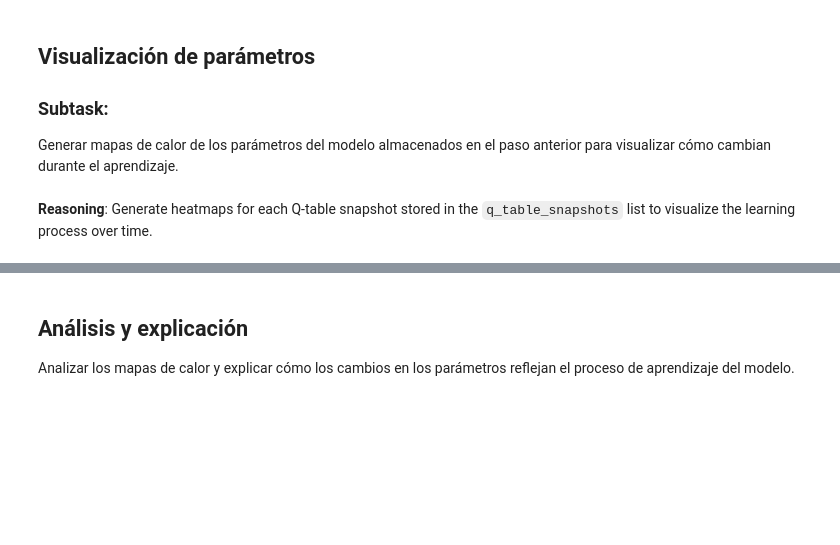
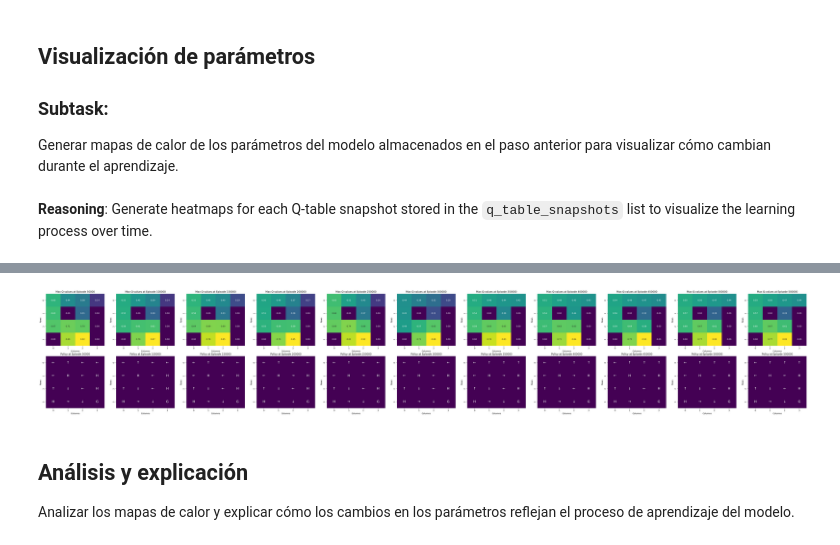
Before and after one commit to jcmachicao/MachineLearningAvanzado_UC_2025, a Jupyter notebook: U4___demo_RL_FrozenLake.ipynb, the cells around one changed output, grey strips where cells are left out. Drawn from its saved outputs; the diff is of its cells as text; code cells hidden in the pictures; blank space fills up the shorter version.

```diff
--- a/U4___demo_RL_FrozenLake.ipynb
+++ b/U4___demo_RL_FrozenLake.ipynb
@@ -220,3 +255,70 @@ for i, snapshot in enumerate(q_table_snapshots):
+# %%
+import matplotlib.pyplot as plt
+import seaborn as sns
+import numpy as np
+
+# Define the mapping from action index to arrow
+action_arrows = {
+    0: '←',  # Left
+    1: '↓',  # Down
+    2: '→',  # Right
+    3: '↑'   # Up
+}
+
+# Determine the number of snapshots
+num_snapshots = len(q_table_snapshots)
+
+# Create a figure with subplots
+fig, axes = plt.subplots(2, num_snapshots, figsize=(num_snapshots * 6, 10)) # 2 rows for heatmap and policy
+
+# Iterate through the q_table_snapshots list and the axes
+for i, snapshot in enumerate(q_table_snapshots):
+    # Reshape the Q-table to a 4x4 grid for visualization
+    q_table_grid = snapshot.reshape(4, 4, 4)
+
+    # Calculate the episode number for the title
+    if i < num_snapshots - 1:
+        episode_number = (i + 1) * snapshot_interval
+    else:
+        episode_number = num_episodes # The last snapshot is at the end of training
+
+    # --- Heatmap Visualization ---
+    # Calculate the maximum Q-value for each state to display on the heatmap
+    max_q_values = np.max(snapshot, axis=1).reshape(4, 4)
+    sns.heatmap(max_q_values, annot=True, fmt=".2f", ax=axes[0, i], cmap="viridis", cbar=False)
+    axes[0, i].set_title(f'Max Q-values at Episode {episode_number}')
+    axes[0, i].set_xlabel('Columns')
+    axes[0, i].set_ylabel('Rows')
+
+
+    # --- Policy Visualization with Arrows ---
+    # Determine the best action for each state
+    best_actions = np.argmax(snapshot, axis=1).reshape(4, 4)
+
+    # Create a grid of arrows representing the policy
+    policy_grid = np.empty((4, 4), dtype='object')
+    for row in range(4):
+        for col in range(4):
+            state = row * 4 + col
+            # Check if the state is a hole (state 5, 7, 11, 12) or goal (state 15)
+            if state in [5, 7, 11, 12]:
+                policy_grid[row, col] = 'H' # Mark holes with 'H'
+            elif state == 15:
+                policy_grid[row, col] = 'G' # Mark goal with 'G'
+            else:
+                policy_grid[row, col] = action_arrows[best_actions[row, col]]
+
+
+    # Use seaborn.heatmap() to generate a heatmap for the policy with arrows
+    sns.heatmap(np.zeros((4, 4)), annot=policy_grid, fmt="", ax=axes[1, i], cmap="viridis", cbar=False, annot_kws={"size": 16})
+    axes[1, i].set_title(f'Policy at Episode {episode_number}')
+    axes[1, i].set_xlabel('Columns')
+    axes[1, i].set_ylabel('Rows')
+
+# plt.tight_layout()
+# display(fig)
+# %% [output]
+[figure, added]
 # %% [markdown]
 ## Análisis y explicación
 Analizar los mapas de calor y explicar cómo los cambios en los parámetros reflejan el proceso de aprendizaje del modelo.
```
Also changed, not shown: parts of 7 cells of this notebook.
